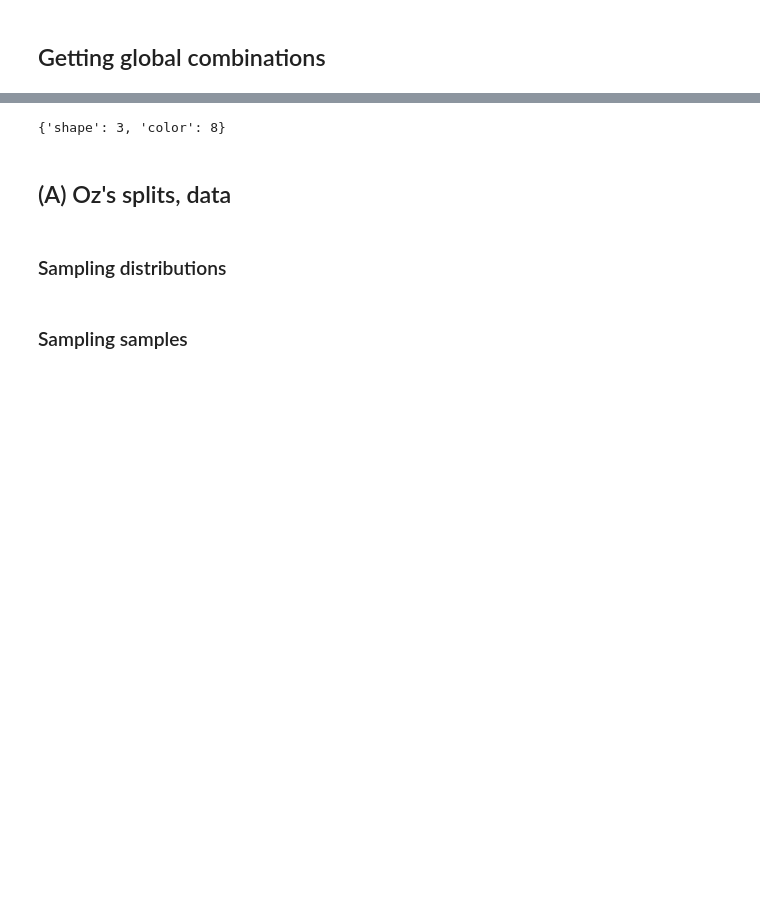
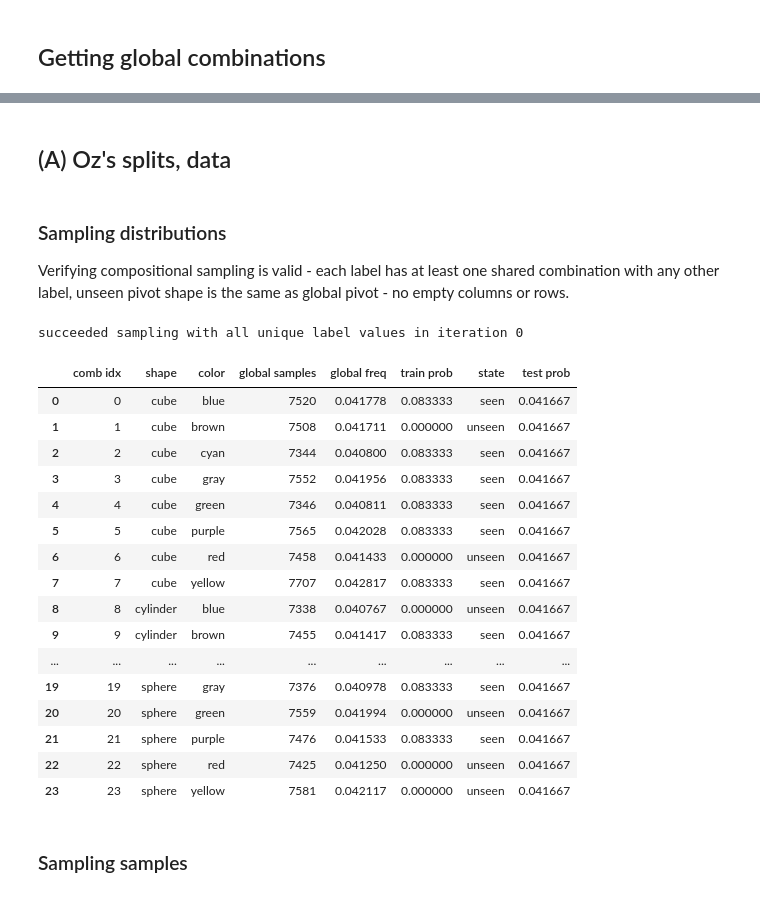
Before and after one commit to Ozziko/causal_comp, a Jupyter notebook: MLLS.ipynb, the cells around one changed output, grey strips where cells are left out. Cells and saved outputs as stored; diff of their text form; code cells hidden in the pictures; blank space fills up the shorter version.

```diff
--- a/MLLS.ipynb
+++ b/MLLS.ipynb
@@ -371,14 +385,12 @@ global_label_combs
-# %%
-distinct_label_n_vals = {label: len(global_label_combs[label].unique()) for label in label_cols}
-distinct_label_n_vals
-# %% [output]
-{'shape': 3, 'color': 8}
 # %% [markdown]
 ## (A) Oz's splits, data
-# %% [markdown]
-### Sampling distributions
+# %% [markdown]
+### Sampling distributions
+Verifying compositional sampling is valid - each label has at least one shared combination with any other label, unseen pivot shape is the same as global pivot - no empty columns or rows.
 # %%
 if args.dataset_variant == 'OZ':
+    assert len(label_cols) == 2 # for the pivot below used to decide if the sampling is valid
+
     num_split_str = str(args.num_split)
     unseen_ovr_tot = int(num_split_str[:2])/100
     data_seed = int(num_split_str[3:])
@@ -389,30 +401,51 @@ if args.dataset_variant == 'OZ':
 
     while invalid_sampling:
         unseen_label_dist = global_label_combs.sample(frac=unseen_ovr_tot,
-            random_state=data_seed+i_sampling)
-        unseen_distinct_label_n_vals = {label: len(unseen_label_dist[label].unique()) for label in label_cols}
-        if unseen_distinct_label_n_vals == distinct_label_n_vals:
+            random_state=max_i_sampling*data_seed+i_sampling)
+        unseen_label_dist_pivot = unseen_label_dist.pivot(index=label_cols[0], columns=label_cols[1], values='global samples')
+
+        if unseen_label_dist_pivot.shape == global_label_combs_pivot.shape:
             invalid_sampling = False
             print(f"succeeded sampling with all unique label values in iteration {i_sampling}")
         i_sampling += 1
         if i_sampling >= max_i_sampling:
             print(f"reached max iterations ({max_i_sampling}) without success in sampling with all unique label values ")
             break
+# %% [output]
+succeeded sampling with all unique label values in iteration 0
 # %%
 if args.dataset_variant == 'OZ':
     seen_combs_idx = set(global_label_combs.index) - set(unseen_label_dist.index)
-    seen_label_dist = global_label_combs.loc[seen_combs_idx]
+    seen_label_dist = global_label_combs.loc[list(seen_combs_idx)]
     assert len(set(seen_label_dist.index) & set(unseen_label_dist.index)) == 0
 
     label_dists_df = global_label_combs.copy()
     label_dists_df.loc[seen_label_dist.index, 'train prob'] = 1/len(seen_label_dist)
     label_dists_df.loc[seen_label_dist.index, 'state'] = 'seen'
     label_dists_df.loc[unseen_label_dist.index, 'train prob'] =\
         args.train_unseen_ovr_seen / len(seen_label_dist)
     label_dists_df.loc[unseen_label_dist.index, 'state'] = 'unseen'
     label_dists_df['train prob'] = label_dists_df['train prob'] / label_dists_df['train prob'].sum()
     label_dists_df['test prob'] =  1/len(label_dists_df)
     display(label_dists_df)
+# %% [output]
+|  | comb idx | shape | color | global samples | global freq | train prob | state | test prob |
+| 0 | 0 | cube | blue | 7520 | 0.041778 | 0.083333 | seen | 0.041667 |
+| 1 | 1 | cube | brown | 7508 | 0.041711 | 0.000000 | unseen | 0.041667 |
+| 2 | 2 | cube | cyan | 7344 | 0.040800 | 0.083333 | seen | 0.041667 |
+| 3 | 3 | cube | gray | 7552 | 0.041956 | 0.083333 | seen | 0.041667 |
+| 4 | 4 | cube | green | 7346 | 0.040811 | 0.083333 | seen | 0.041667 |
+| 5 | 5 | cube | purple | 7565 | 0.042028 | 0.083333 | seen | 0.041667 |
+| 6 | 6 | cube | red | 7458 | 0.041433 | 0.000000 | unseen | 0.041667 |
+| 7 | 7 | cube | yellow | 7707 | 0.042817 | 0.083333 | seen | 0.041667 |
+| 8 | 8 | cylinder | blue | 7338 | 0.040767 | 0.000000 | unseen | 0.041667 |
+| 9 | 9 | cylinder | brown | 7455 | 0.041417 | 0.083333 | seen | 0.041667 |
+| ... | ... | ... | ... | ... | ... | ... | ... | ... |
+| 19 | 19 | sphere | gray | 7376 | 0.040978 | 0.083333 | seen | 0.041667 |
+| 20 | 20 | sphere | green | 7559 | 0.041994 | 0.000000 | unseen | 0.041667 |
+| 21 | 21 | sphere | purple | 7476 | 0.041533 | 0.083333 | seen | 0.041667 |
+| 22 | 22 | sphere | red | 7425 | 0.041250 | 0.000000 | unseen | 0.041667 |
+| 23 | 23 | sphere | yellow | 7581 | 0.042117 | 0.000000 | unseen | 0.041667 |
 # %% [markdown]
 ### Sampling samples
 # %%
```
Also changed, not shown: parts of 25 cells of this notebook.
